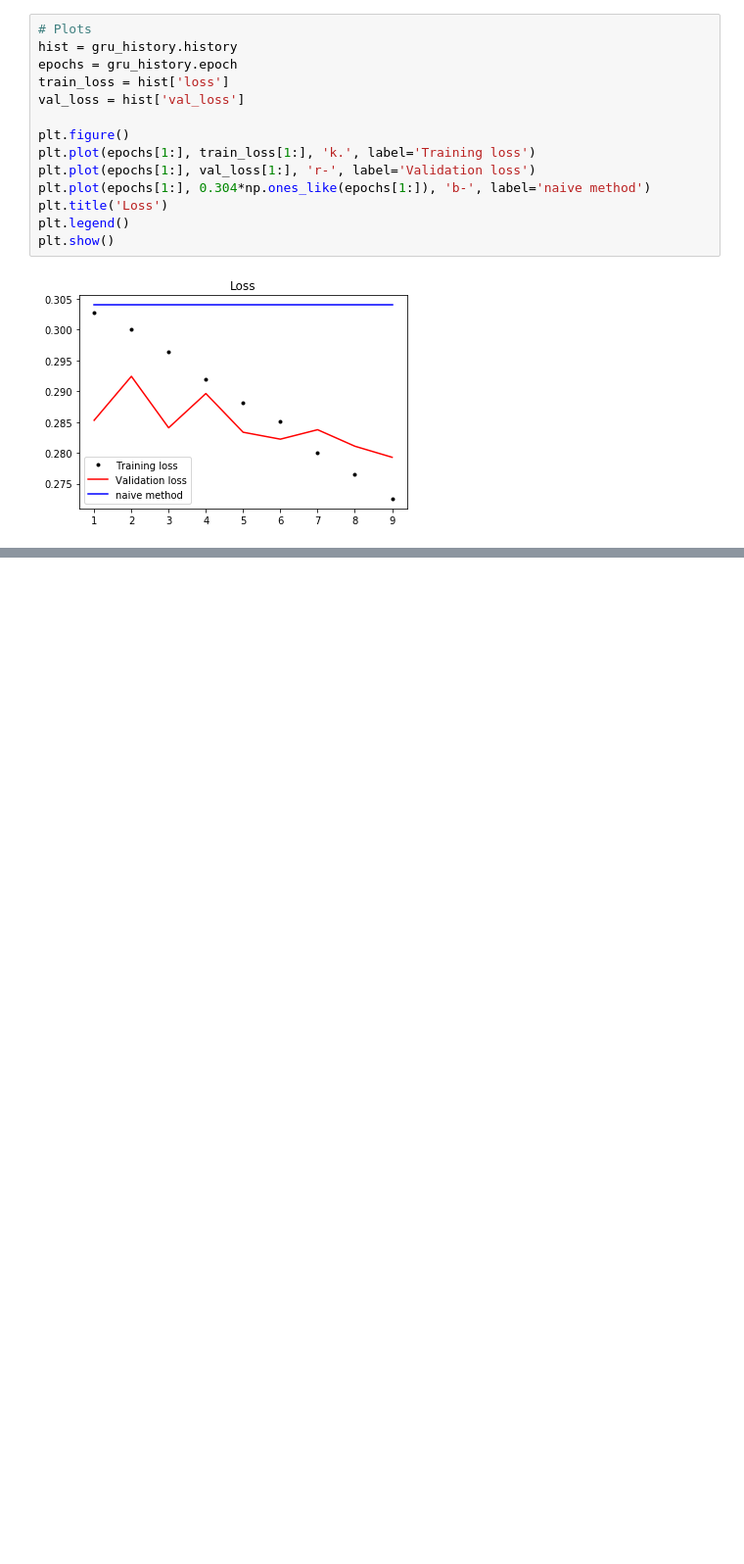
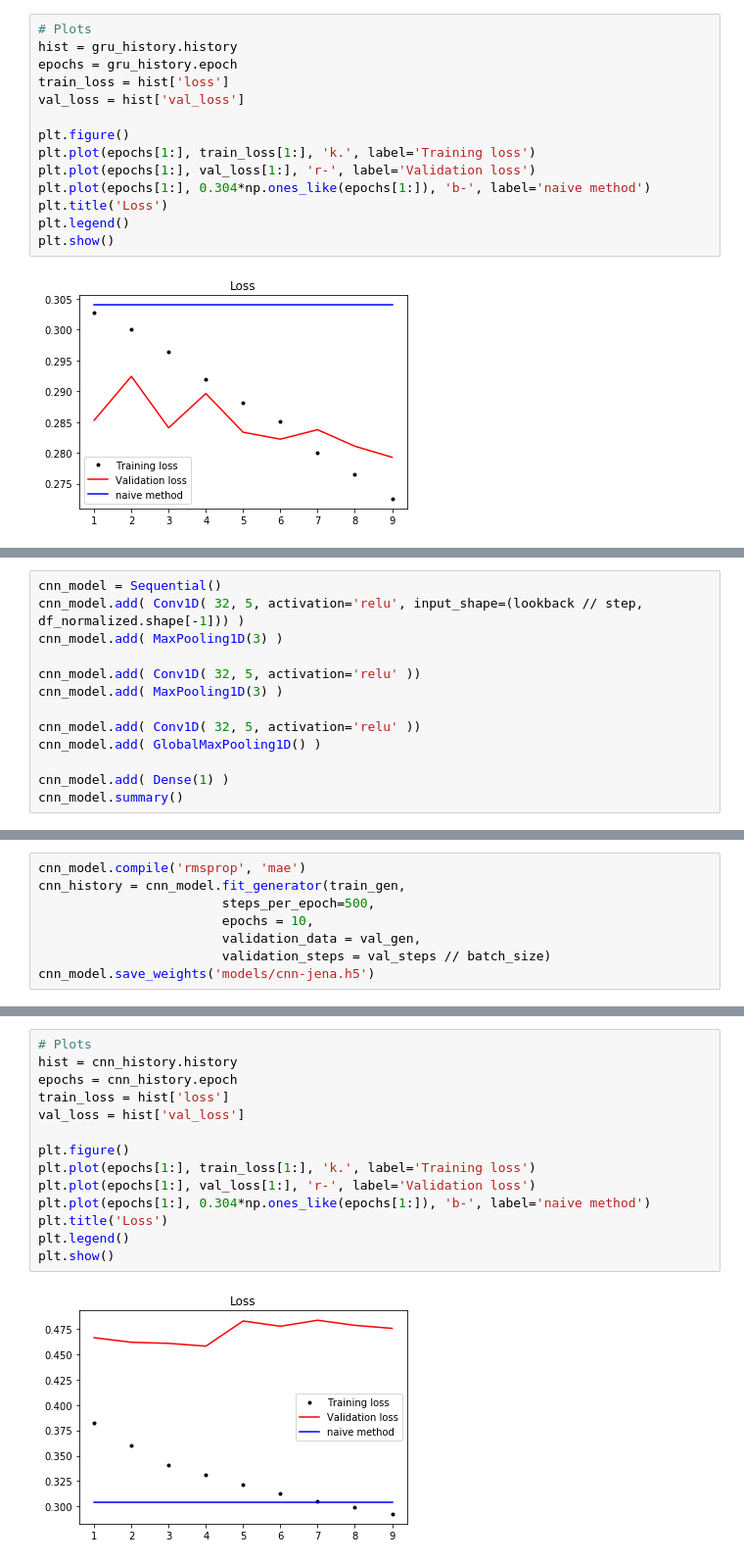
Before and after one commit to mohantyk/deep-learning-book, a Jupyter notebook: advanced-recurrent-networks.ipynb, the cells around one changed output, grey strips where cells are left out. Shown at 98% size. Saved outputs shown, nothing was run; the diff lists cells and outputs as text; blank space fills up the shorter version.

```diff
--- a/advanced-recurrent-networks.ipynb
+++ b/advanced-recurrent-networks.ipynb
@@ -218,0 +227,13 @@ plt.show()
+# %%
+cnn_model = Sequential()
+cnn_model.add( Conv1D( 32, 5, activation='relu', input_shape=(lookback // step, df_normalized.shape[-1])) )
+cnn_model.add( MaxPooling1D(3) )
+
+cnn_model.add( Conv1D( 32, 5, activation='relu' ))
+cnn_model.add( MaxPooling1D(3) )
+
+cnn_model.add( Conv1D( 32, 5, activation='relu' ))
+cnn_model.add( GlobalMaxPooling1D() )
+
+cnn_model.add( Dense(1) )
+cnn_model.summary()
@@ -218,0 +258,8 @@ plt.show()
+# %%
+cnn_model.compile('rmsprop', 'mae')
+cnn_history = cnn_model.fit_generator(train_gen,
+                        steps_per_epoch=500,
+                        epochs = 10,
+                        validation_data = val_gen,
+                        validation_steps = val_steps // batch_size)
+cnn_model.save_weights('models/cnn-jena.h5')
@@ -218,0 +287,16 @@ plt.show()
+# %%
+# Plots
+hist = cnn_history.history
+epochs = cnn_history.epoch
+train_loss = hist['loss']
+val_loss = hist['val_loss']
+
+plt.figure()
+plt.plot(epochs[1:], train_loss[1:], 'k.', label='Training loss')
+plt.plot(epochs[1:], val_loss[1:], 'r-', label='Validation loss')
+plt.plot(epochs[1:], 0.304*np.ones_like(epochs[1:]), 'b-', label='naive method')
+plt.title('Loss')
+plt.legend()
+plt.show()
+# %% [output]
+[figure, added]
```
Also changed, not shown: parts of 6 cells of this notebook.
